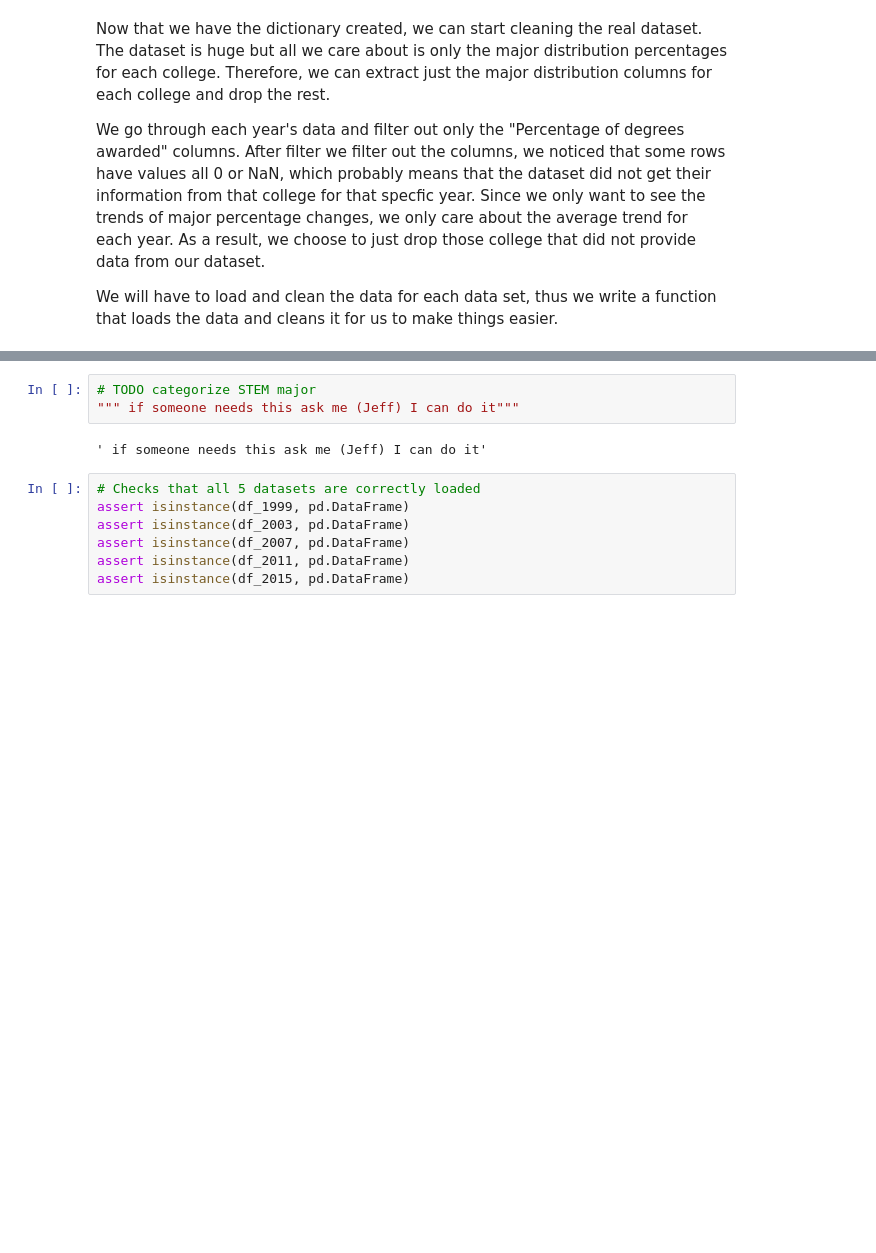
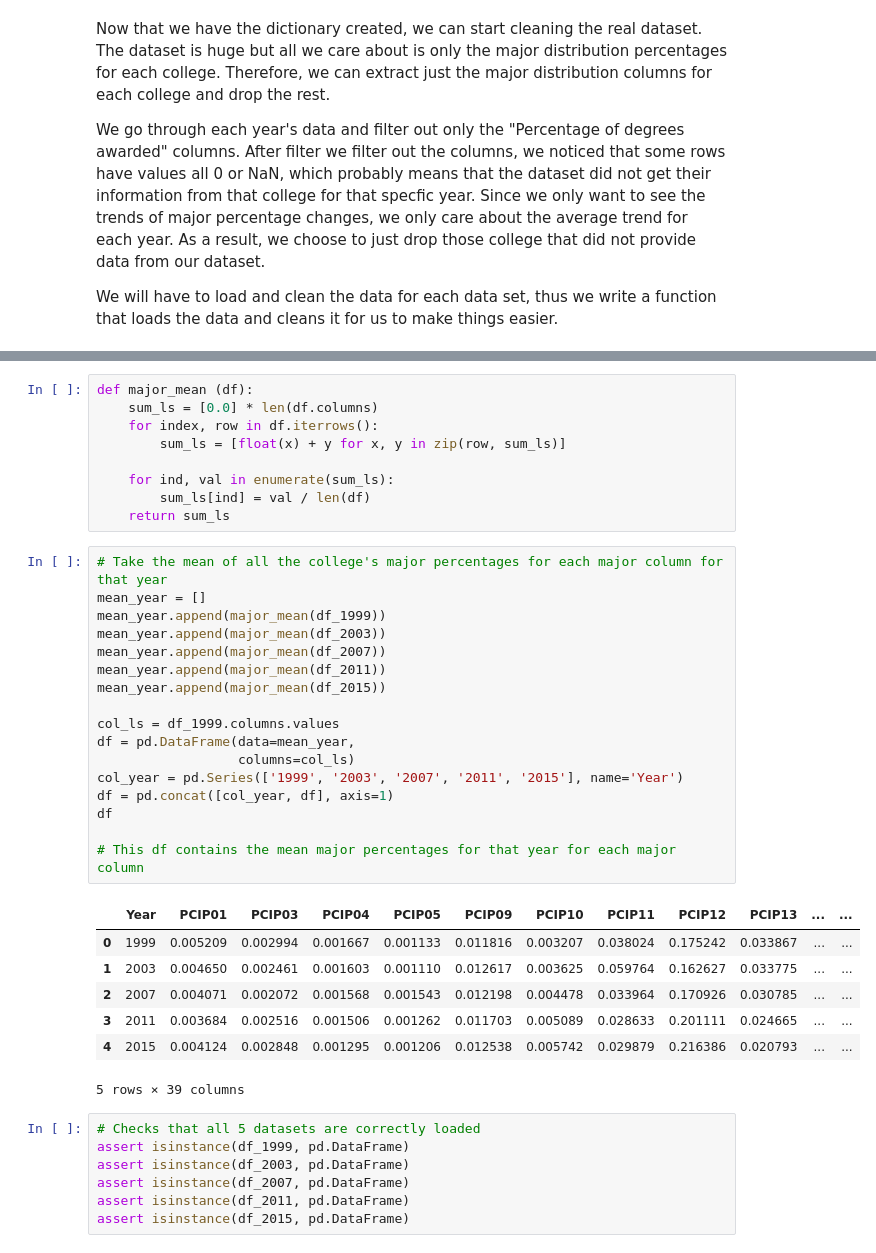
Before and after one commit to jeffreywu1996/COGS108-Project, a Jupyter notebook: Data Cleaning.ipynb, the cells around one changed output, grey strips where cells are left out. Drawn from its saved outputs; the diff is of its cells as text; blank space fills up the shorter version.

Commit message:
Added df of mean major values

```diff
--- a/Data Cleaning.ipynb
+++ b/Data Cleaning.ipynb
@@ -199,8 +204,37 @@ Now that we have a list of college with its major distribution percentages, it w
-# %%
-# TODO categorize STEM major
-""" if someone needs this ask me (Jeff) I can do it"""
-# %% [output]
-' if someone needs this ask me (Jeff) I can do it'
+# %%
+def major_mean (df):
+    sum_ls = [0.0] * len(df.columns)
+    for index, row in df.iterrows():
+        sum_ls = [float(x) + y for x, y in zip(row, sum_ls)]
+
+    for ind, val in enumerate(sum_ls):
+        sum_ls[ind] = val / len(df)
+    return sum_ls
+# %%
+# Take the mean of all the college's major percentages for each major column for that year
+mean_year = []
+mean_year.append(major_mean(df_1999))
+mean_year.append(major_mean(df_2003))
+mean_year.append(major_mean(df_2007))
+mean_year.append(major_mean(df_2011))
+mean_year.append(major_mean(df_2015))
+
+col_ls = df_1999.columns.values
+df = pd.DataFrame(data=mean_year,
+                  columns=col_ls)
+col_year = pd.Series(['1999', '2003', '2007', '2011', '2015'], name='Year')
+df = pd.concat([col_year, df], axis=1)
+df
+
+# This df contains the mean major percentages for that year for each major column
+# %% [output]
+|  | Year | PCIP01 | PCIP03 | PCIP04 | PCIP05 | PCIP09 | PCIP10 | PCIP11 | PCIP12 | PCIP13 | ... | ... |
+| 0 | 1999 | 0.005209 | 0.002994 | 0.001667 | 0.001133 | 0.011816 | 0.003207 | 0.038024 | 0.175242 | 0.033867 | ... | ... |
+| 1 | 2003 | 0.004650 | 0.002461 | 0.001603 | 0.001110 | 0.012617 | 0.003625 | 0.059764 | 0.162627 | 0.033775 | ... | ... |
+| 2 | 2007 | 0.004071 | 0.002072 | 0.001568 | 0.001543 | 0.012198 | 0.004478 | 0.033964 | 0.170926 | 0.030785 | ... | ... |
+| 3 | 2011 | 0.003684 | 0.002516 | 0.001506 | 0.001262 | 0.011703 | 0.005089 | 0.028633 | 0.201111 | 0.024665 | ... | ... |
+| 4 | 2015 | 0.004124 | 0.002848 | 0.001295 | 0.001206 | 0.012538 | 0.005742 | 0.029879 | 0.216386 | 0.020793 | ... | ... |
+5 rows × 39 columns
 # %%
 # Checks that all 5 datasets are correctly loaded
 assert isinstance(df_1999, pd.DataFrame)
```
Also changed, not shown: parts of 4 cells of this notebook.
